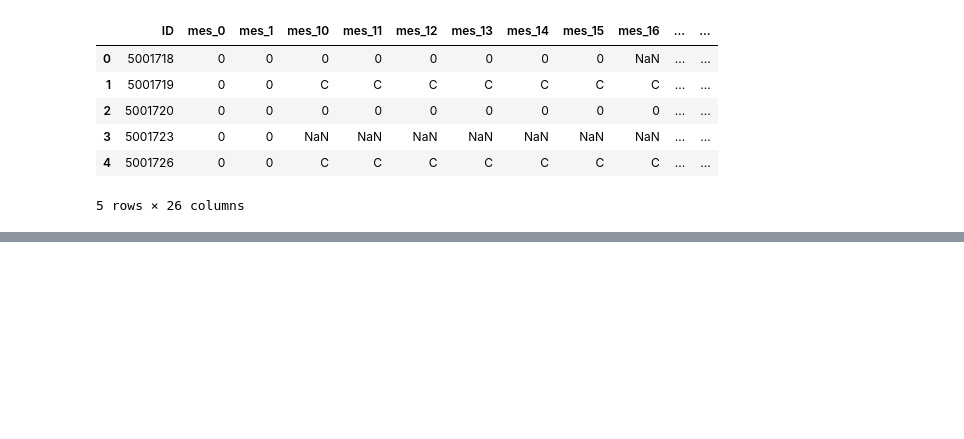
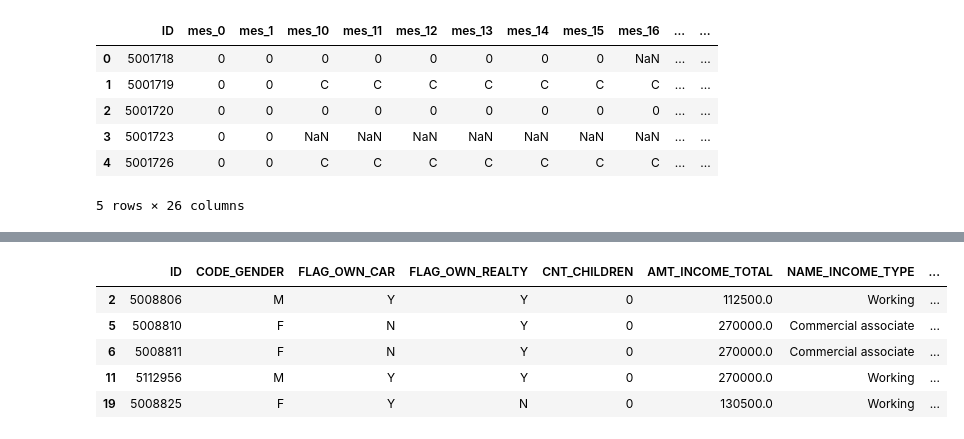
Before and after one commit to DDricko/Ciencia_de_dados_Ebac, a Jupyter notebook: Mod5Ex_aulas_04a05.ipynb, the cells around one changed output, grey strips where cells are left out. Cells and saved outputs as stored; diff of their text form; code cells hidden in the pictures; blank space fills up the shorter version.

```diff
--- a/Mod5Ex_aulas_04a05.ipynb
+++ b/Mod5Ex_aulas_04a05.ipynb
@@ -99,0 +128,10 @@ Name: default, dtype: int64
+# %%
+# 2) Seu código aqui
+# Lista das colunas de default mês a mês
+meses_default = [f'{mes}_default' for mes in meses]
+
+# Criar a coluna 'default' indicando mau pagador
+pg['default'] = pg[meses_default].any(axis=1)
+
+# Conferir quantos clientes são bons e maus
+pg['default'].value_counts()
@@ -99,0 +144,17 @@ Name: default, dtype: int64
+# %%
+# 3) Seu código aqui
+# IDs de clientes que adquiriram cartão
+ids_clientes_pagamento = pg['ID']
+
+# Selecionar apenas clientes expostos ao risco
+propostas_com_cartao = propostas[propostas['ID'].isin(ids_clientes_pagamento)]
+
+# Conferir resultado
+propostas_com_cartao.head()
+# %% [output]
+|  | ID | CODE_GENDER | FLAG_OWN_CAR | FLAG_OWN_REALTY | CNT_CHILDREN | AMT_INCOME_TOTAL | NAME_INCOME_TYPE | ... |
+| 2 | 5008806 | M | Y | Y | 0 | 112500.0 | Working | ... |
+| 5 | 5008810 | F | N | Y | 0 | 270000.0 | Commercial associate | ... |
+| 6 | 5008811 | F | N | Y | 0 | 270000.0 | Commercial associate | ... |
+| 11 | 5112956 | M | Y | Y | 0 | 270000.0 | Working | ... |
+| 19 | 5008825 | F | Y | N | 0 | 130500.0 | Working | ... |
```
Also changed, not shown: parts of 10 cells of this notebook.
